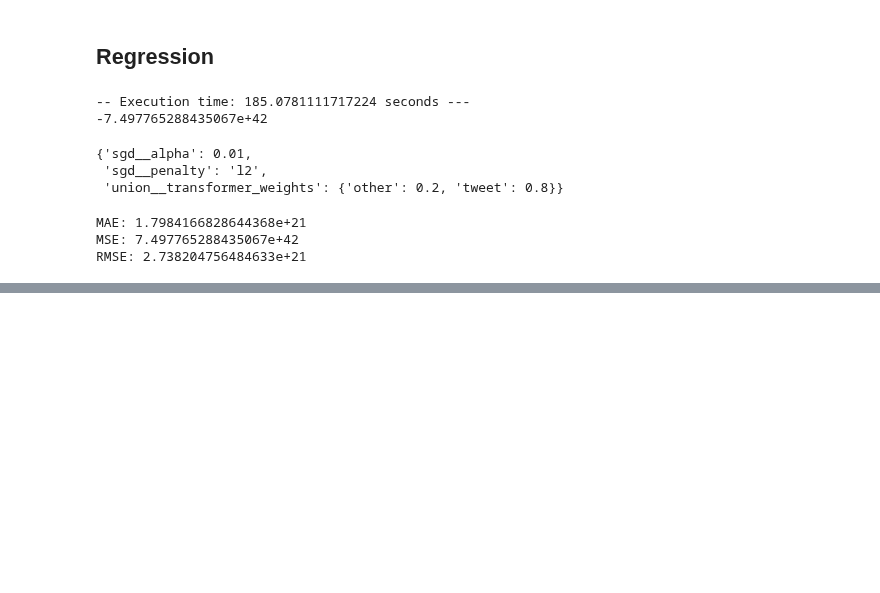
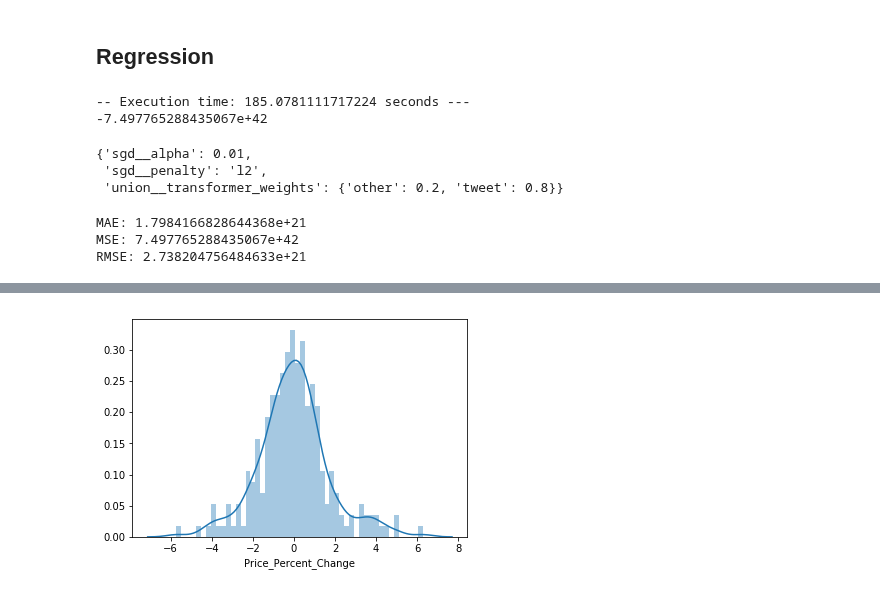
Before and after one commit to madderle/Capstone-Realtime-Streaming-Analytics, a Jupyter notebook: Analysis/src/Daily Model.ipynb, the cells around one changed output, grey strips where cells are left out. Cells and saved outputs as stored; diff of their text form; code cells hidden in the pictures; blank space fills up the shorter version.

```diff
--- a/Analysis/src/Daily Model.ipynb
+++ b/Analysis/src/Daily Model.ipynb
@@ -728,0 +811,4 @@ sns.distplot((y_test-predictions),bins=50);
+# %%
+sns.distplot((y_test-predictions),bins=50);
+# %% [output]
+[figure, added]
```
Also changed, not shown: parts of 10 cells of this notebook, 1 other file.
